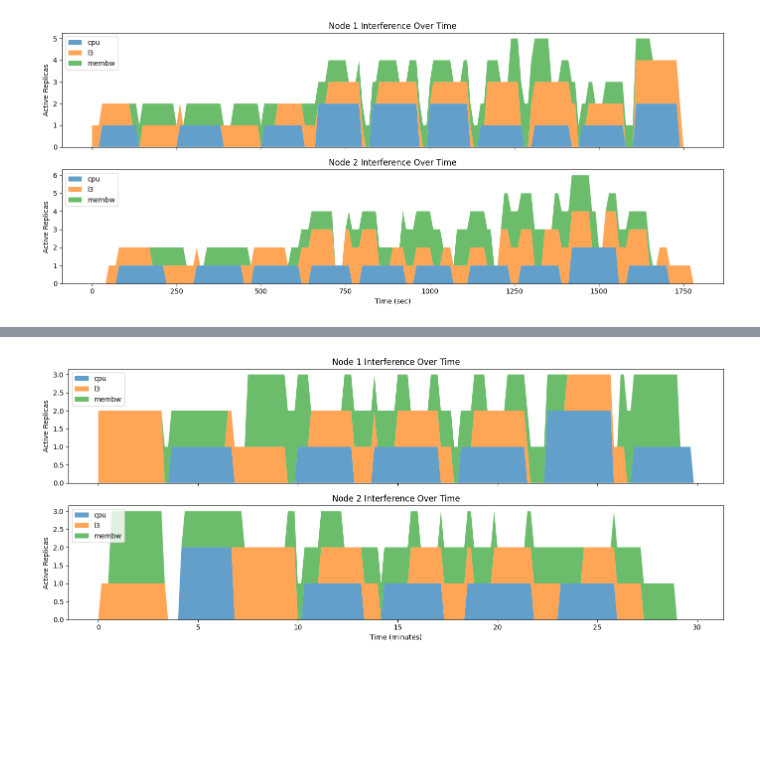
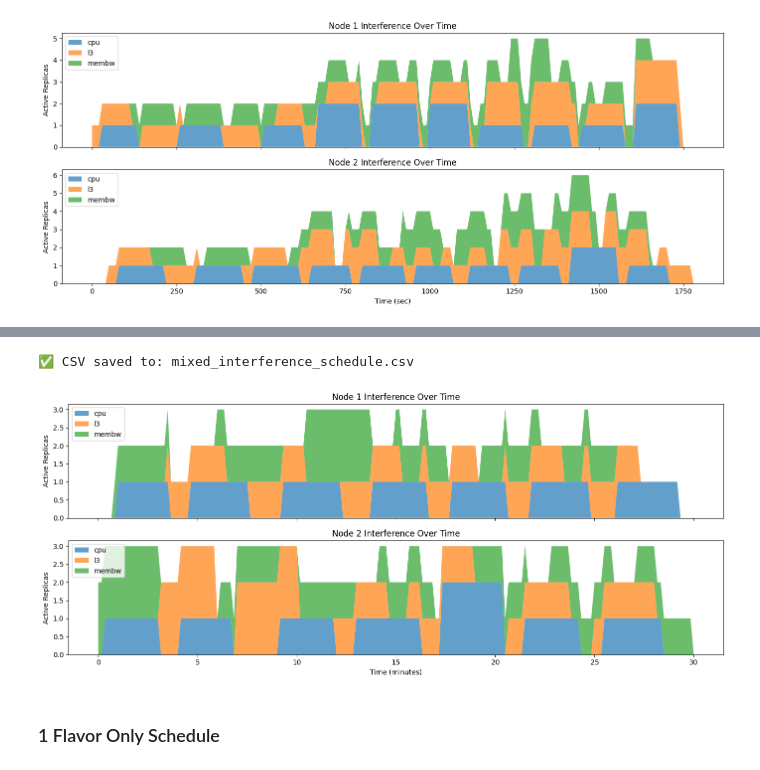
Before and after one commit to georgakopoulosgeo/Interference_Thesis_NTUA, a Jupyter notebook: interference_injection/interference_schedules/show_interference_injection.ipynb, the cells around one changed output, grey strips where cells are left out. Saved outputs shown, nothing was run; the diff lists cells and outputs as text; code cells hidden in the pictures; blank space fills up the shorter version.

```diff
--- a/interference_injection/interference_schedules/show_interference_injection.ipynb
+++ b/interference_injection/interference_schedules/show_interference_injection.ipynb
@@ -296,7 +186,0 @@ def generate_flavor_split_schedule(filename, total_duration=TOTAL_DURATION):
-# %%
-name = "flavor_split_interference_schedule.csv"
-
-# Example usage (uncomment the line below to run locally):
-generate_flavor_split_schedule(name)
-
-plot_interference_schedule(name)
@@ -396,4 +186,0 @@ def generate_light_balanced_schedule(filename, total_duration=TOTAL_DURATION):
-# %%
-name = "light_interference_schedule.csv"
-generate_light_balanced_schedule(name)
-plot_interference_schedule(name)
@@ -501,9 +285,13 @@ def generate_light_balanced_schedule(filename, total_duration=TOTAL_DURATION):
     df.to_csv(filename, index=False)
     print(f"✅ CSV saved to: {filename}")
 # %%
-name = "lightLong_interference_schedule.csv"
+#name = "lightLong_interference_schedule.csv"
+name = "mixed_interference_schedule.csv"
 # Example usage (uncomment the line below to run locally):
-#generate_light_balanced_schedule(name)
+generate_light_balanced_schedule(name)
 plot_interference_schedule(name)
 # %% [output]
+✅ CSV saved to: mixed_interference_schedule.csv
-[figure, old version]
+[figure, new version]
+# %% [markdown]
+### 1 Flavor Only Schedule
```
Also changed, not shown: parts of 11 cells of this notebook, 12 other files.
